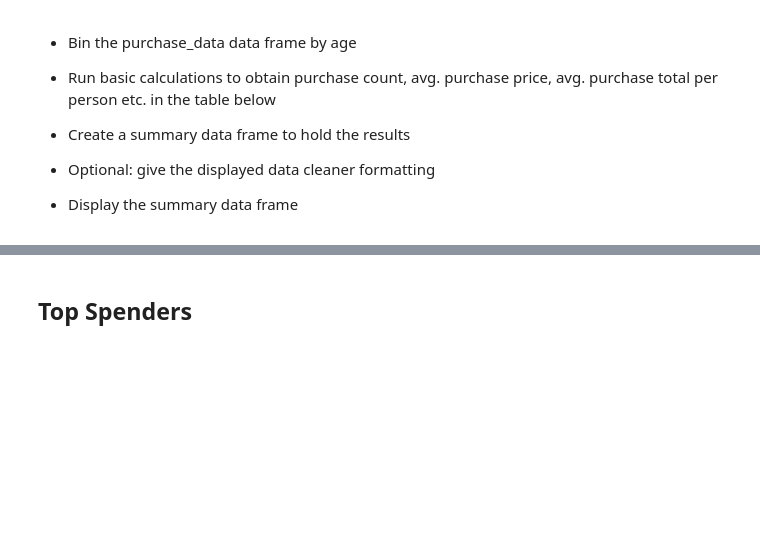
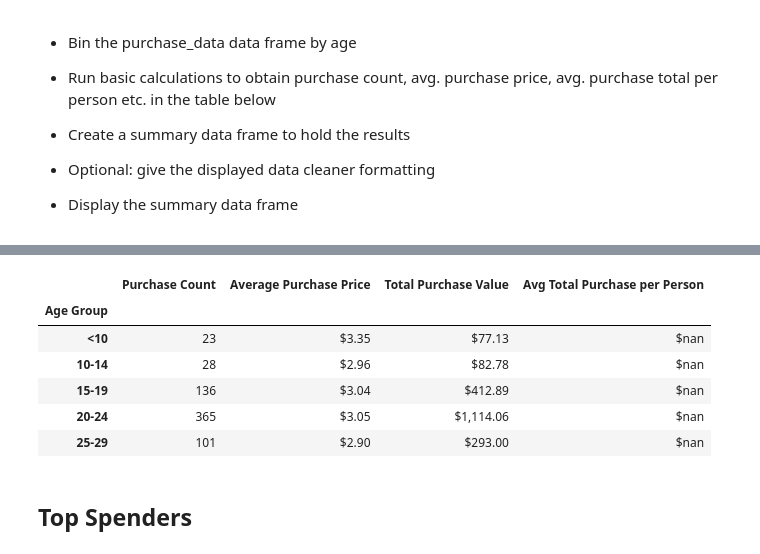
Before and after one commit to ireneshtepa/pandas-challenge, a Jupyter notebook: HeroesOfPymoli/HeroesOfPymoli(1).ipynb, the cells around one changed output, grey strips where cells are left out. Drawn from its saved outputs; the diff is of its cells as text; code cells hidden in the pictures; blank space fills up the shorter version.

```diff
--- a/HeroesOfPymoli/HeroesOfPymoli(1).ipynb
+++ b/HeroesOfPymoli/HeroesOfPymoli(1).ipynb
@@ -172,18 +164,15 @@ purch_analysis_table
 
 * Display Age Demographics Table
 # %%
-#creating copy of our dataframe
-age_group_df=purchase_data.copy(deep=True)
-
 #creating bins and lables
 bins=[0,9,14,19,24,29,34,39,1000]
 age_lables=["<10","10-14","15-19","20-24","25-29","30-34","35-39","40+"]
 
 #adding Age Group column to our dataframe
-age_group_df['Age Group']=pd.cut(age_group_df["Age"], bins, labels=age_lables)
+purchase_data['Age Group']=pd.cut(purchase_data["Age"], bins, labels=age_lables)
 
 #creating other columns based on calculations
-age_group_table=pd.DataFrame({'Total Count': age_group_df.groupby('Age Group')['SN'].nunique()}).reset_index()
+age_group_table=pd.DataFrame({'Total Count': purchase_data.groupby('Age Group')['SN'].nunique()}).reset_index()
 age_group_table["Percentage of Players"]=age_group_table["Total Count"]*100/age_group_table["Total Count"].sum()
 
 #assigning index as Age Group column
@@ -261,3 +212,29 @@ age_purch_table.head()
+# %%
+#create new dataframe based on bins and columns from previous line
+age_purch_table=pd.DataFrame({'Purchase Count': age_group_df.groupby('Age Group')["Purchase ID"].count(),
+                              'Average Purchase Price': age_group_df.groupby('Age Group')["Price"].mean(),
+                              'Total Purchase Value': age_group_df.groupby('Age Group')["Price"].sum()}).reset_index()
+
+#add new column based on calculation
+age_purch_table['Avg Total Purchase per Person']=age_purch_table['Total Purchase Value']/age_group_table['Total Count']
+
+#formating
+age_purch_table['Avg Total Purchase per Person']=age_purch_table['Avg Total Purchase per Person'].map("${:,.2f}".format)
+age_purch_table['Average Purchase Price']=age_purch_table['Average Purchase Price'].map("${:,.2f}".format)
+age_purch_table['Total Purchase Value']=age_purch_table['Total Purchase Value'].map("${:,.2f}".format)
+
+#setting Age Group as index
+age_purch_table=age_purch_table.set_index("Age Group")
+
+age_purch_table.head()
+# %% [output]
+|  | Purchase Count | Average Purchase Price | Total Purchase Value | Avg Total Purchase per Person |
+| Age Group |  |  |  |  |
+| <10 | 23 | $3.35 | $77.13 | $nan |
+| 10-14 | 28 | $2.96 | $82.78 | $nan |
+| 15-19 | 136 | $3.04 | $412.89 | $nan |
+| 20-24 | 365 | $3.05 | $1,114.06 | $nan |
+| 25-29 | 101 | $2.90 | $293.00 | $nan |
 # %% [markdown]
 ## Top Spenders
 # %% [markdown]
```
Also changed, not shown: parts of 5 cells of this notebook.
